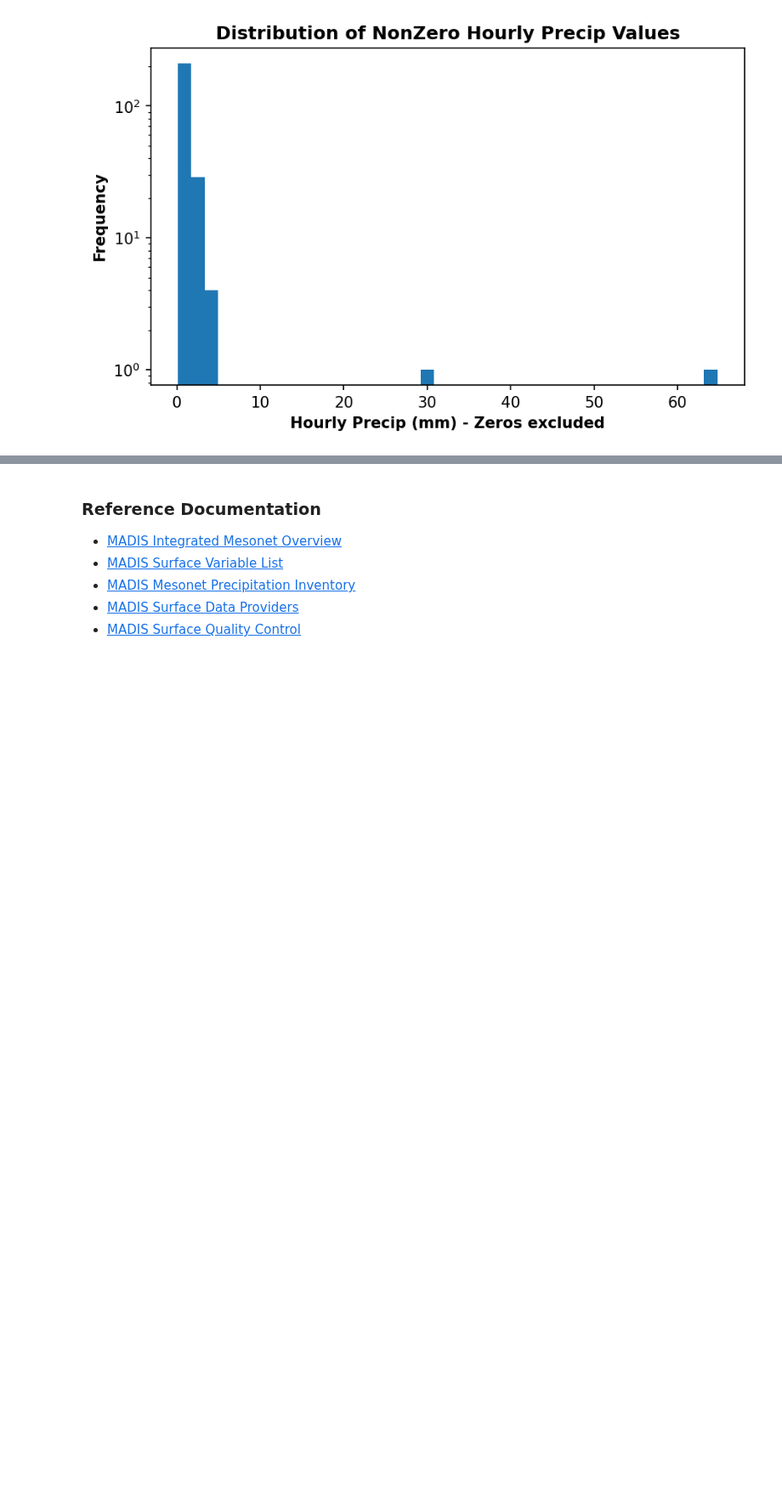
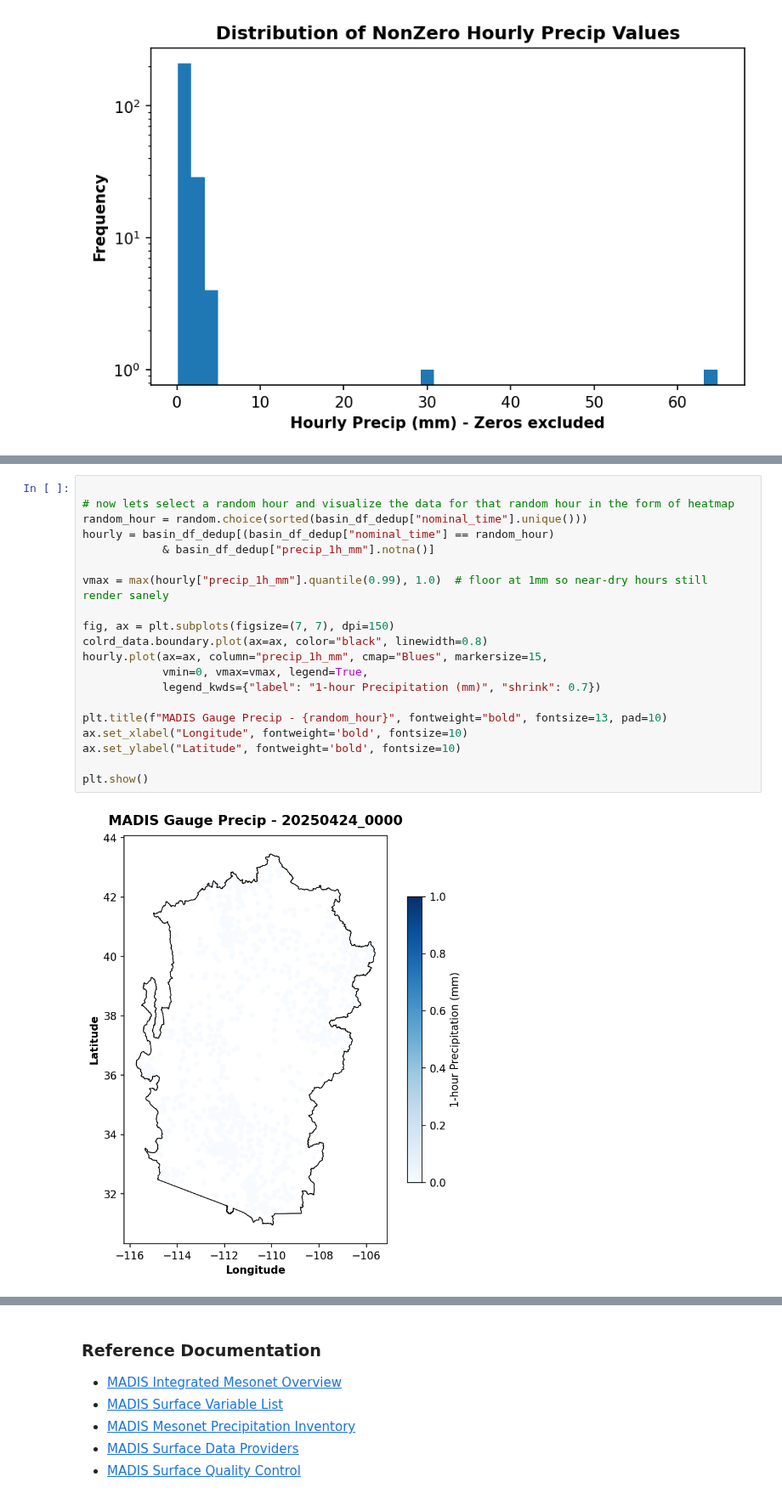
Before and after one commit to MAdil45/precipitation_uncertainty_modeling, a Jupyter notebook: dataset/data_understanding/madis_gage_observations/madis_gage_observations.ipynb, the cells around one changed output, grey strips where cells are left out. Shown at 85% size. Drawn from its saved outputs; the diff is of its cells as text; blank space fills up the shorter version.

```diff
--- a/dataset/data_understanding/madis_gage_observations/madis_gage_observations.ipynb
+++ b/dataset/data_understanding/madis_gage_observations/madis_gage_observations.ipynb
@@ -858,0 +863,22 @@ plt.show()
+# %%
+
+# now lets select a random hour and visualize the data for that random hour in the form of heatmap
+random_hour = random.choice(sorted(basin_df_dedup["nominal_time"].unique()))
+hourly = basin_df_dedup[(basin_df_dedup["nominal_time"] == random_hour)
+            & basin_df_dedup["precip_1h_mm"].notna()]
+
+vmax = max(hourly["precip_1h_mm"].quantile(0.99), 1.0)  # floor at 1mm so near-dry hours still render sanely
+
+fig, ax = plt.subplots(figsize=(7, 7), dpi=150)
+colrd_data.boundary.plot(ax=ax, color="black", linewidth=0.8)
+hourly.plot(ax=ax, column="precip_1h_mm", cmap="Blues", markersize=15,
+            vmin=0, vmax=vmax, legend=True,
+            legend_kwds={"label": "1-hour Precipitation (mm)", "shrink": 0.7})
+
+plt.title(f"MADIS Gauge Precip - {random_hour}", fontweight="bold", fontsize=13, pad=10)
+ax.set_xlabel("Longitude", fontweight='bold', fontsize=10)
+ax.set_ylabel("Latitude", fontweight='bold', fontsize=10)
+
+plt.show()
+# %% [output]
+[figure, added]
```
Also changed, not shown: parts of 7 cells of this notebook.
